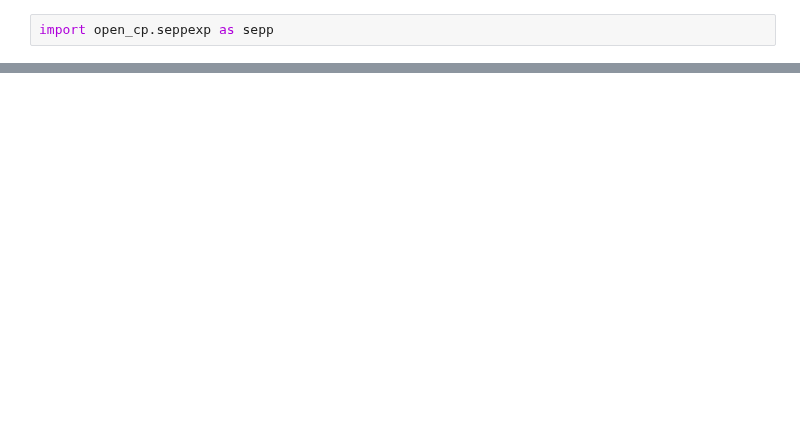
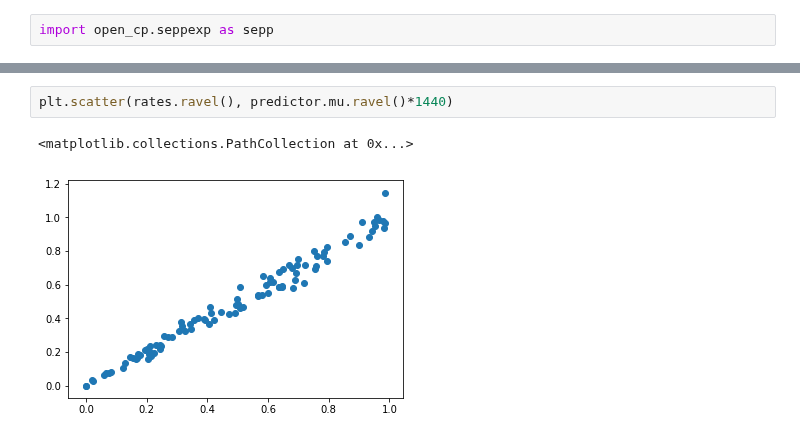
Before and after one commit to QuantCrimAtLeeds/PredictCode, a Jupyter notebook: Self-exciting point processes 2.ipynb, the cells around one changed output, grey strips where cells are left out. Saved outputs shown, nothing was run; the diff lists cells and outputs as text; blank space fills up the shorter version.

```diff
--- a/Self-exciting point processes 2.ipynb
+++ b/Self-exciting point processes 2.ipynb
@@ -127,0 +137,5 @@ predictor = trainer.train()
+# %%
+plt.scatter(rates.ravel(), predictor.mu.ravel()*1440)
+# %% [output]
+<matplotlib.collections.PathCollection at 0x...>
+[figure, added]
```
Also changed, not shown: parts of 5 cells of this notebook, 2 other files.
